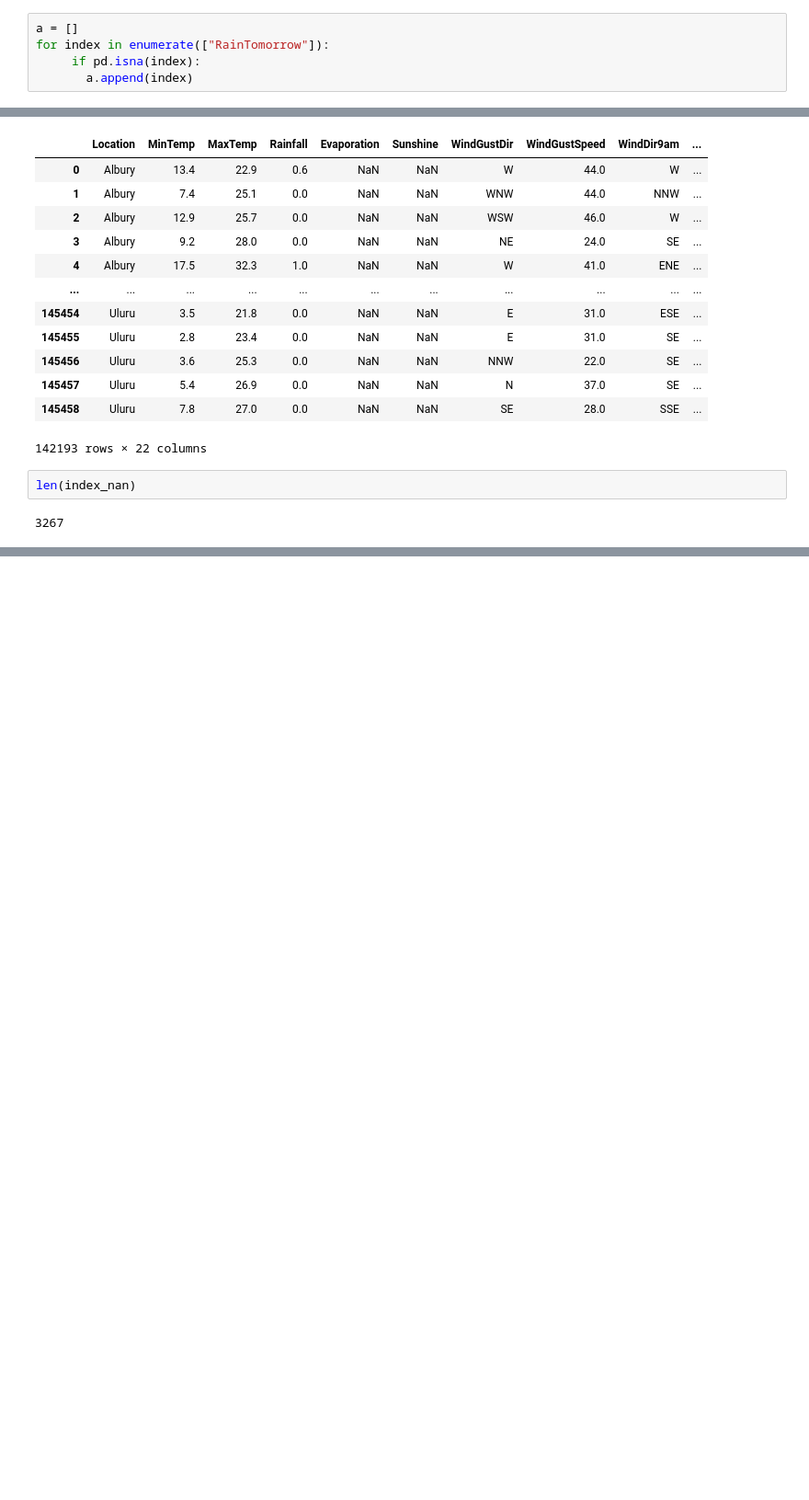
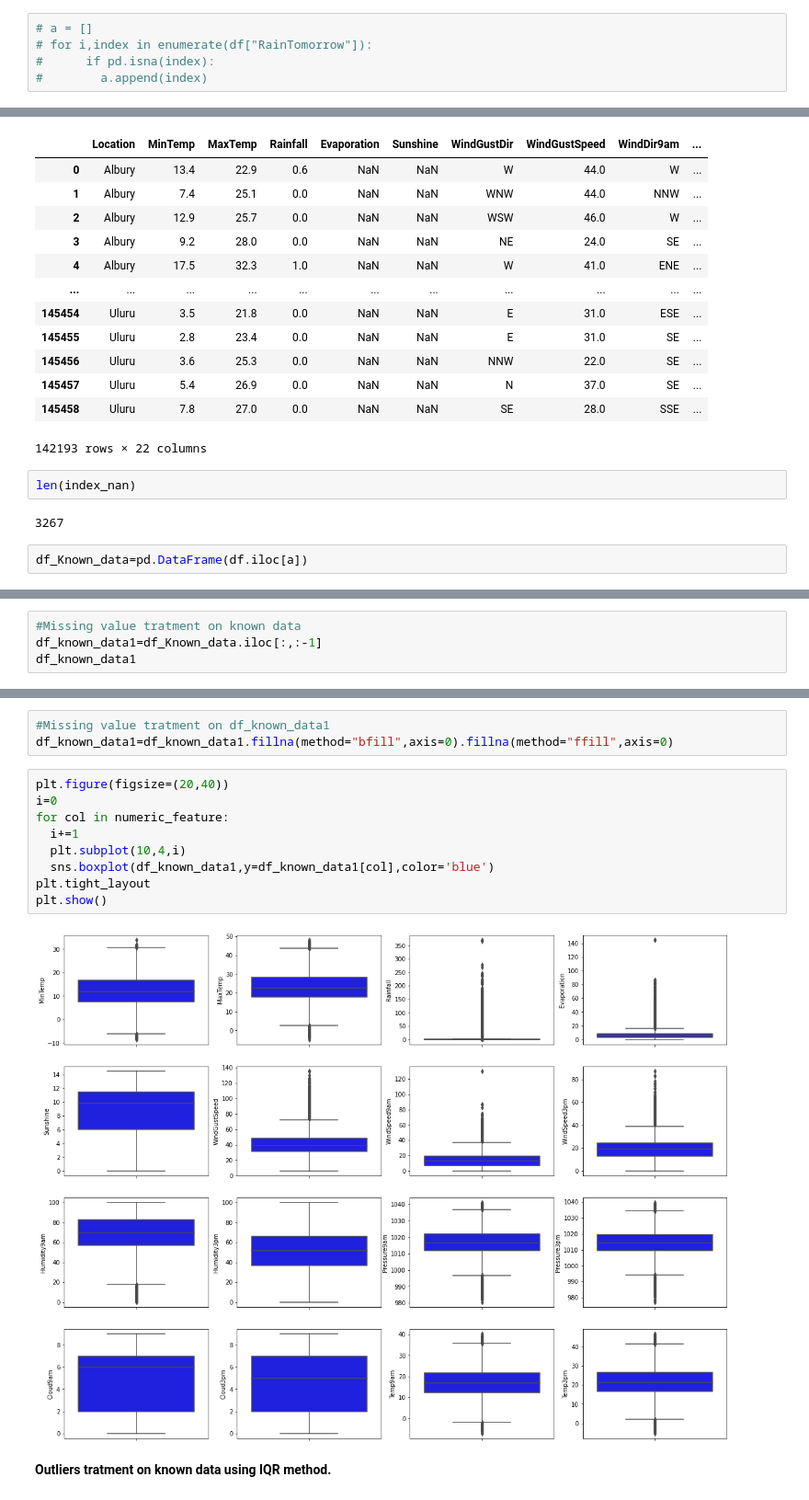
Before and after one commit to NileshCT/Linear_Regression_Modelling, a Jupyter notebook: Classification_Modelling_WeatherAUSipynb.ipynb, the cells around one changed output, grey strips where cells are left out. Shown: that part at 92% size. Cells and saved outputs as stored; diff of their text form; blank space fills up the shorter version.

```diff
--- a/Classification_Modelling_WeatherAUSipynb.ipynb
+++ b/Classification_Modelling_WeatherAUSipynb.ipynb
@@ -428,5 +398,5 @@ Name: 14, dtype: object
 # %%
-a = []
-for index in enumerate(["RainTomorrow"]):
-     if pd.isna(index):
-       a.append(index)
+# a = []
+# for i,index in enumerate(df["RainTomorrow"]):
+#      if pd.isna(index):
+#        a.append(index)
@@ -550,3 +516,5 @@ df.iloc[a]
 len(index_nan)
 # %% [output]
 3267
+# %%
+df_Known_data=pd.DataFrame(df.iloc[a])
@@ -552,0 +537,4 @@ len(index_nan)
+# %%
+#Missing value tratment on known data
+df_known_data1=df_Known_data.iloc[:,:-1]
+df_known_data1
@@ -552,0 +555,16 @@ len(index_nan)
+# %%
+#Missing value tratment on df_known_data1
+df_known_data1=df_known_data1.fillna(method="bfill",axis=0).fillna(method="ffill",axis=0)
+# %%
+plt.figure(figsize=(20,40))
+i=0
+for col in numeric_feature:
+  i+=1
+  plt.subplot(10,4,i)
+  sns.boxplot(df_known_data1,y=df_known_data1[col],color='blue')
+plt.tight_layout
+plt.show()
+# %% [output]
+[figure, added]
+# %% [markdown]
+**Outliers tratment on known data using IQR method.**
```
Also changed, not shown: parts of 34 cells of this notebook.
